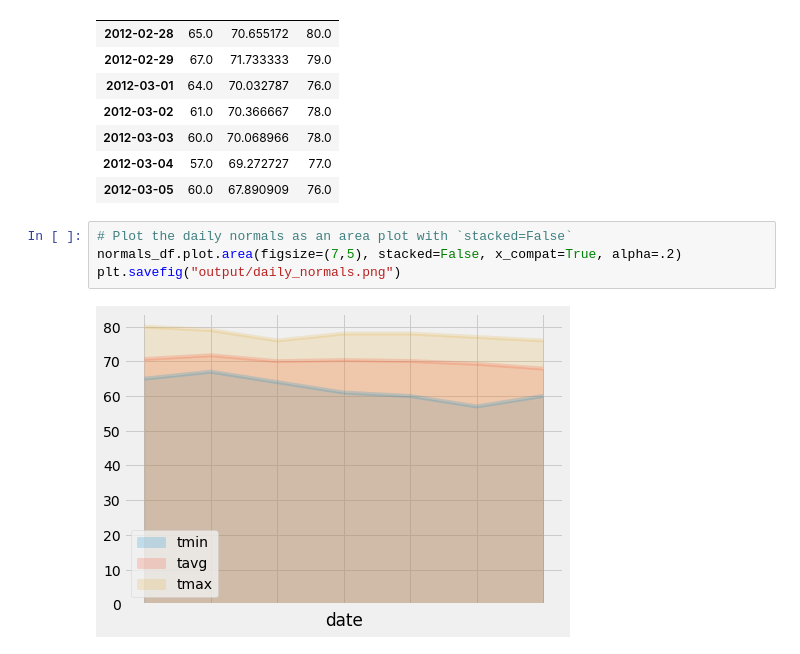
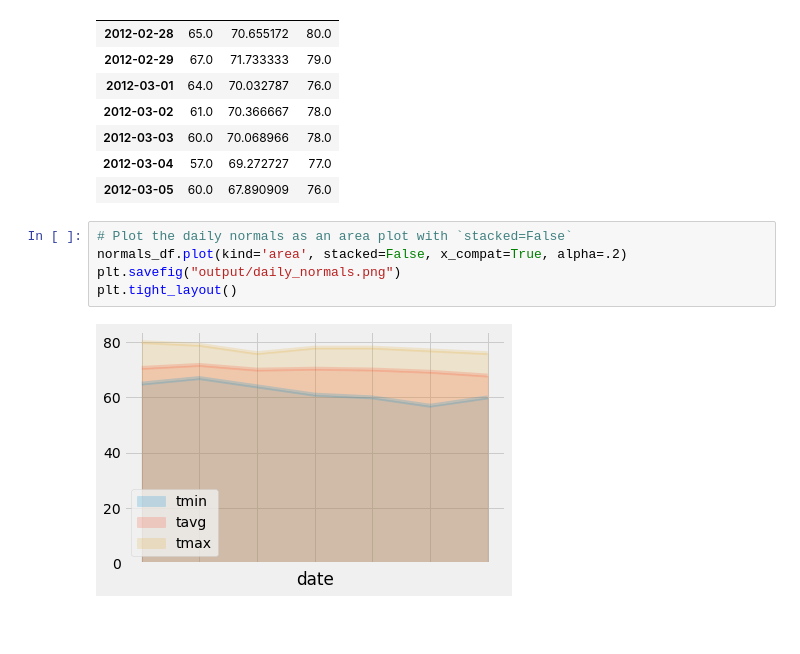
Before and after one commit to robert-rd-wood/Homework-10, a Jupyter notebook: climate.ipynb, the cells around one changed output. Saved outputs shown, nothing was run; the diff lists cells and outputs as text; blank space fills up the shorter version.

```diff
--- a/climate.ipynb
+++ b/climate.ipynb
@@ -414,7 +414,8 @@ normals_df
 | 2012-03-05 | 60.0 | 67.890909 | 76.0 |
 # %%
 # Plot the daily normals as an area plot with `stacked=False`
-normals_df.plot.area(figsize=(7,5), stacked=False, x_compat=True, alpha=.2)
+normals_df.plot(kind='area', stacked=False, x_compat=True, alpha=.2)
 plt.savefig("output/daily_normals.png")
+plt.tight_layout()
 # %% [output]
-[figure, old version]
+[figure, new version]
```
Also changed, not shown: 2 other files.
